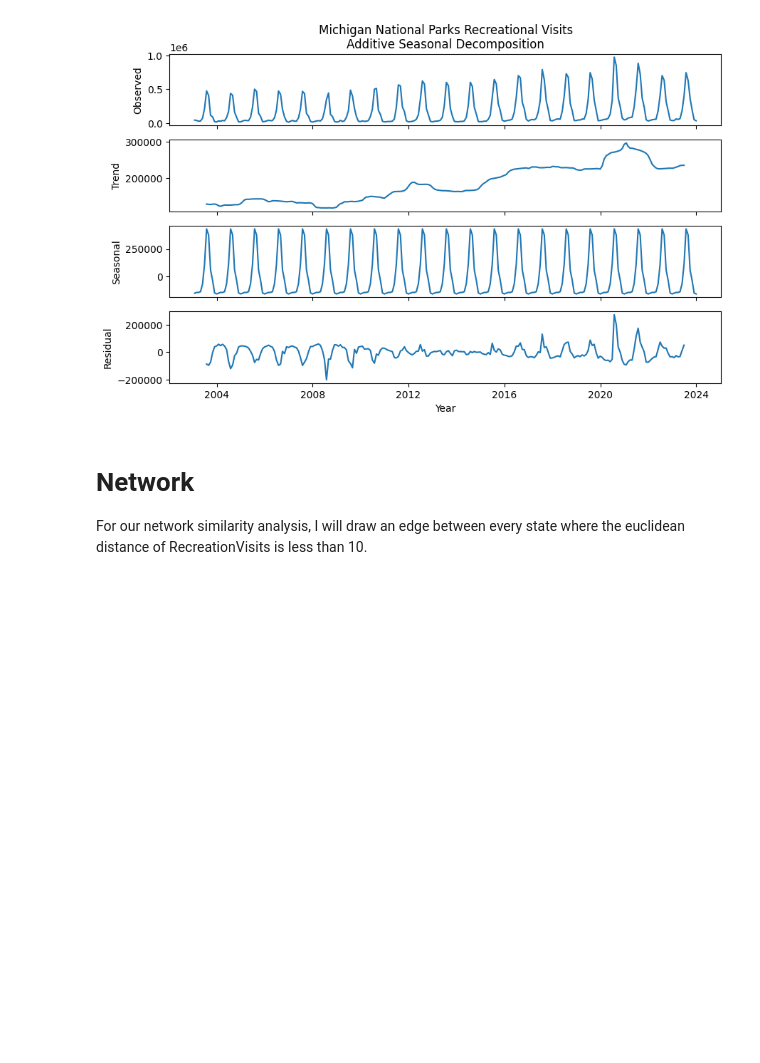
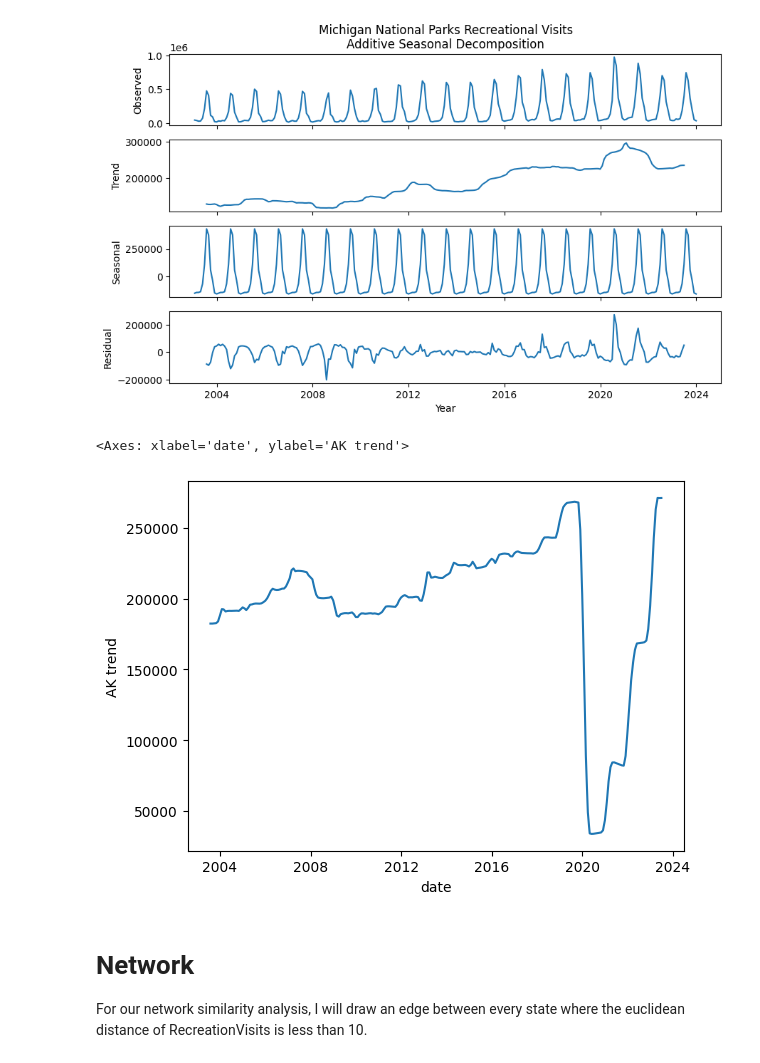
Before and after one commit to scmcqueen/NationalParksDataMining, a Jupyter notebook: state_similarity.ipynb, the cells around one changed output. Saved outputs shown, nothing was run; the diff lists cells and outputs as text; code cells hidden in the pictures; blank space fills up the shorter version.

Commit message:
add trend & seasonal analysis

```diff
--- a/state_similarity.ipynb
+++ b/state_similarity.ipynb
@@ -365,3 +408,9 @@ Text(0.513, 0.95, 'Michigan National Parks Recreational Visits')
+# %%
+tx =sea_decomp(state_agg_data)
+sns.lineplot(tx['AK trend'])
+# %% [output]
+<Axes: xlabel='date', ylabel='AK trend'>
+[figure, added]
 # %% [markdown]
 # Network
 For our network similarity analysis, I will draw an edge between every state where the euclidean distance of RecreationVisits is less than 10.
```
Also changed, not shown: parts of 1 cell of this notebook.
